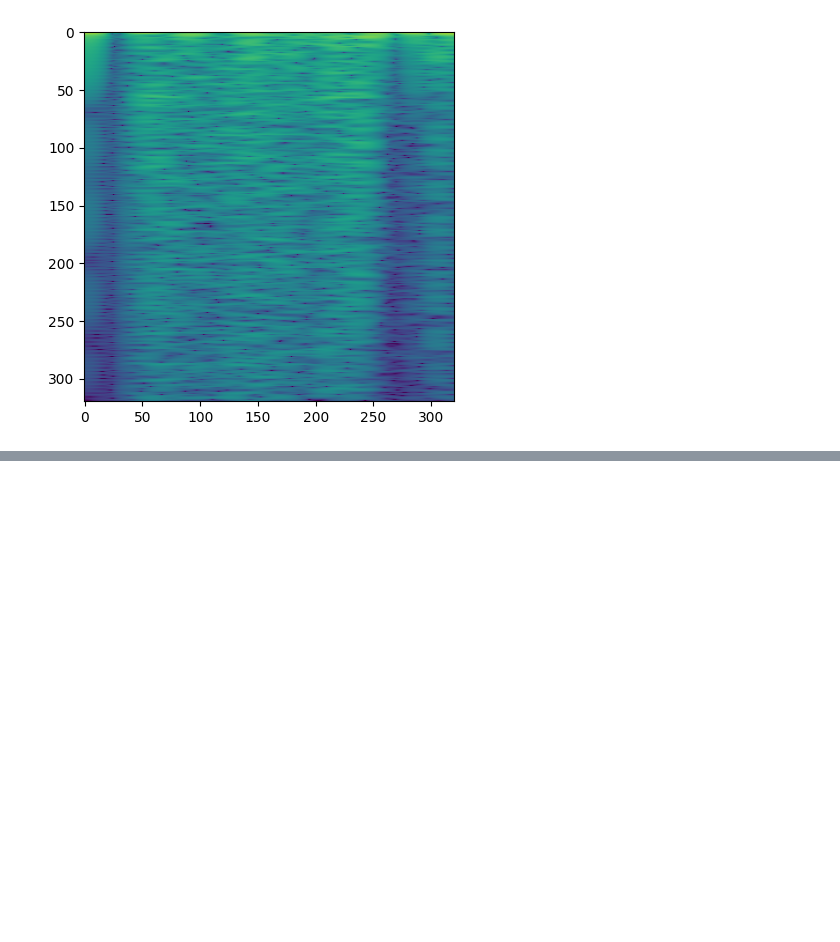
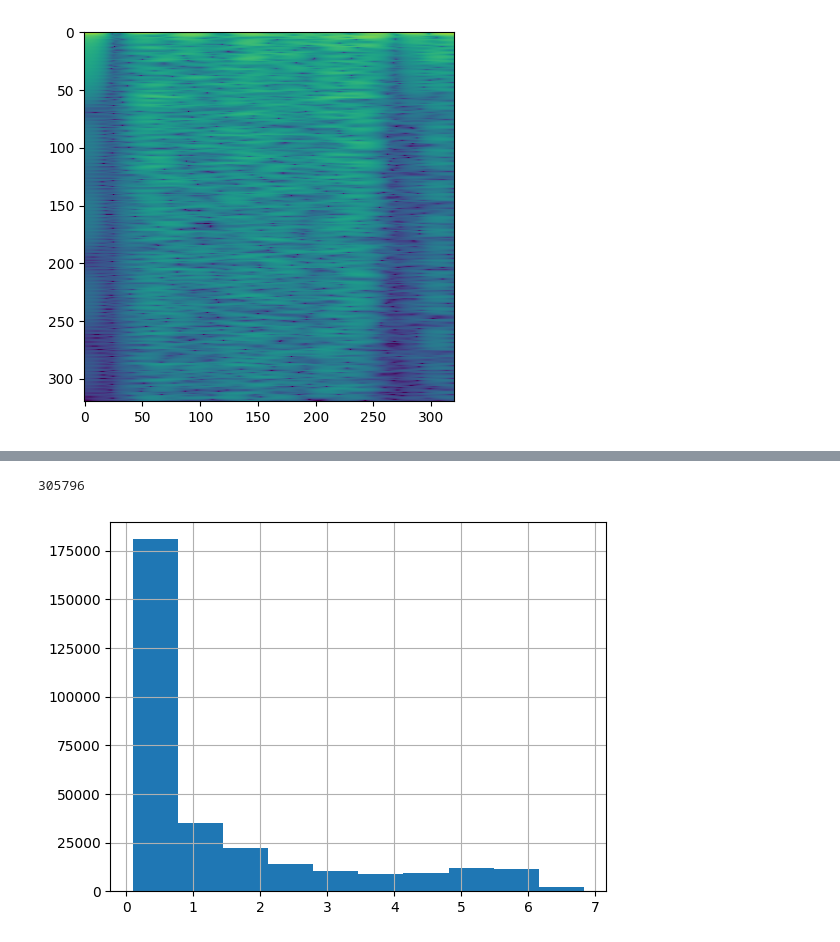
Before and after one commit to penguin-prg/child-mind-institute-detect-sleep-states, a Jupyter notebook: train/build_spect_model.ipynb, the cells around one changed output, grey strips where cells are left out. Saved outputs shown, nothing was run; the diff lists cells and outputs as text; code cells hidden in the pictures; blank space fills up the shorter version.

```diff
--- a/train/build_spect_model.ipynb
+++ b/train/build_spect_model.ipynb
@@ -126,15 +126,17 @@ class ZzzSpectrogramDataset(Dataset):
     def __getitem__(self, index):
         df = self.dfs[index]
 
-        D = librosa.stft(
-            df["anglez"].values,
-            n_fft=CFG[MODEL_NAME]["execution"]["n_fft"],
-            hop_length=CFG[MODEL_NAME]["execution"]["hop_length"],
-            )
-        S_db = librosa.amplitude_to_db(np.abs(D), ref=np.max)
-        image = S_db
-        # image = (image - image.mean()) / image.std()
-        image = np.stack([image, image, image], axis=-1)
+        images = []
+        for c in ["anglez", "enmo"]:
+            D = librosa.stft(
+                df["anglez"].values,
+                n_fft=CFG[MODEL_NAME]["execution"]["n_fft"],
+                hop_length=CFG[MODEL_NAME]["execution"]["hop_length"],
+                )
+            S_db = librosa.amplitude_to_db(np.abs(D), ref=np.max)
+            image = S_db
+            images.append(image)
+        image = np.stack([images[0], images[1], images[0]], axis=-1)
 
         image = self.transform(image=image)["image"]
         image = image.transpose(2, 0, 1)
@@ -460,12 +462,12 @@ for fold in range(5):
     preds = []
     with torch.no_grad():
         for X, y in data_module.val_dataloader():
-            pred = torch.sigmoid(model(X.to("cuda"))).detach().cpu().numpy() * 10
+            pred = torch.sigmoid(model(X.to("cuda").half())).detach().cpu().numpy() * 10
             preds.append(pred)
 
     oof_dfs = []
     for pred, df in zip(np.vstack(preds), valid_dfs):
-        df = df.iloc[CFG[MODEL_NAME]["execution"]["patch_size"] // 2: len(df): CFG[MODEL_NAME]["execution"]["patch_size"]].reset_index(drop=True)
+        df = df.iloc[CFG[MODEL_NAME]["execution"]["hop_length"] // 2: len(df): CFG[MODEL_NAME]["execution"]["hop_length"]].reset_index(drop=True)
         df[["wakeup_oof", "onset_oof"]] = pred
         oof_dfs.append(df)
 
@@ -489,3 +497,22 @@ gc.collect()
+# %%
+dfs = []
+df = train[["series_id", "step", "wakeup_oof"]].copy()
+df["event"] = "wakeup"
+df["score"] = df["wakeup_oof"]
+dfs.append(df[['series_id', 'step', 'event', 'score']])
+
+df = train[["series_id", "step", "onset_oof"]].copy()
+df["event"] = "onset"
+df["score"] = df["onset_oof"]
+dfs.append(df[['series_id', 'step', 'event', 'score']])
+
+train = pd.concat(dfs)
+train = train[train["score"]>0.1].reset_index(drop=True)
+train["score"].hist()
+len(train)
+# %% [output]
+305796
+[figure, added]
 # %%
 train["step"] = train["step"].astype(int)
 
```
Also changed, not shown: parts of 3 cells of this notebook.
